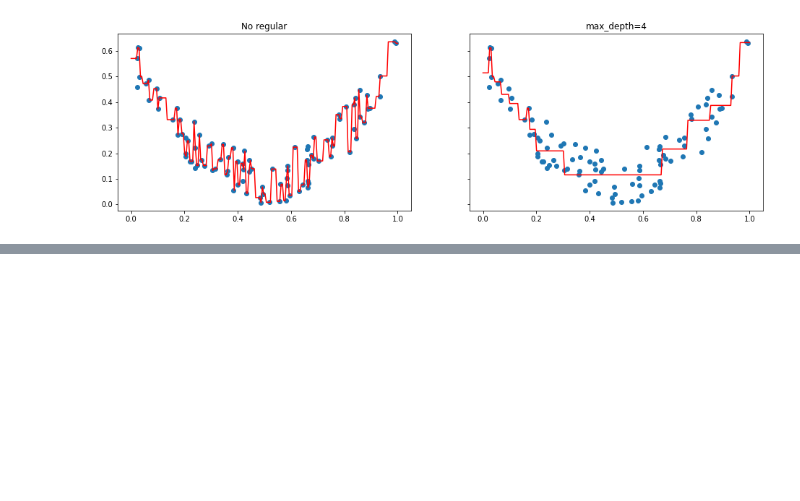
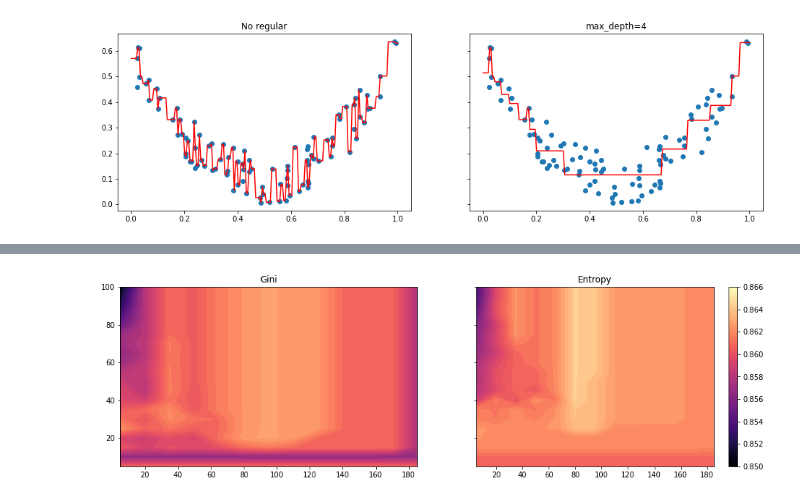
Before and after one commit to HectorFranc/ML-notebook, a Jupyter notebook: lessons/4.-DecisionTrees.ipynb, the cells around one changed output, grey strips where cells are left out. Cells and saved outputs as stored; diff of their text form; code cells hidden in the pictures; blank space fills up the shorter version.

```diff
--- a/lessons/4.-DecisionTrees.ipynb
+++ b/lessons/4.-DecisionTrees.ipynb
@@ -80,0 +96,8 @@ plt.show()
+# %%
+param_grid = {
+    'criterion': ['gini', 'entropy'],
+    'max_leaf_nodes': np.arange(5, 105, 5),
+    'min_samples_leaf': np.arange(5, 200, 15),
+}
+grid_cv = GridSearchCV(DecisionTreeClassifier(), param_grid, scoring='accuracy', n_jobs=-1, cv=3, return_train_score=True)
+grid_cv.fit(X, y)
@@ -80,0 +125,42 @@ plt.show()
+# %%
+import pandas as pd
+
+cv_results = grid_cv.cv_results_
+cv_results_df = pd.concat([
+    pd.DataFrame(cv_results['params']),
+    pd.DataFrame(cv_results['mean_test_score'], columns=['mean_test_score']),
+    pd.DataFrame(cv_results['std_test_score'], columns=['std_test_score']),
+    pd.DataFrame(cv_results['mean_train_score'], columns=['mean_train_score']),
+], axis=1)
+# %%
+from matplotlib.cm import ScalarMappable
+from matplotlib.colors import Normalize
+
+fig, axs = plt.subplots(ncols=2, sharey=True, figsize=(16, 4.5))
+levels = np.linspace(0.85, 0.868, 40)
+
+def plot_cv_results(df):
+    df = df.sort_values(['max_leaf_nodes', 'min_samples_leaf'])
+
+    x0 = gini_df['min_samples_leaf'].unique()
+    x1 = gini_df['max_leaf_nodes'].unique()
+
+
+    y = df['mean_test_score'].to_numpy().reshape(x1.shape[0], x0.shape[0])
+
+    plt.contourf(x0, x1, y, levels=levels, cmap='magma')
+
+plt.sca(axs[0])
+plt.title('Gini')
+gini_df = cv_results_df.query('criterion == "gini"')
+plot_cv_results(gini_df)
+
+plt.sca(axs[1])
+plt.title('Entropy')
+entropy_df = cv_results_df.query('criterion == "entropy"')
+plot_cv_results(entropy_df)
+
+fig.colorbar(ScalarMappable(Normalize(vmin=0.85, vmax=0.866), cmap='magma'))
+fig.show()
+# %% [output]
+[figure, added]
```
Also changed, not shown: parts of 7 cells of this notebook.
